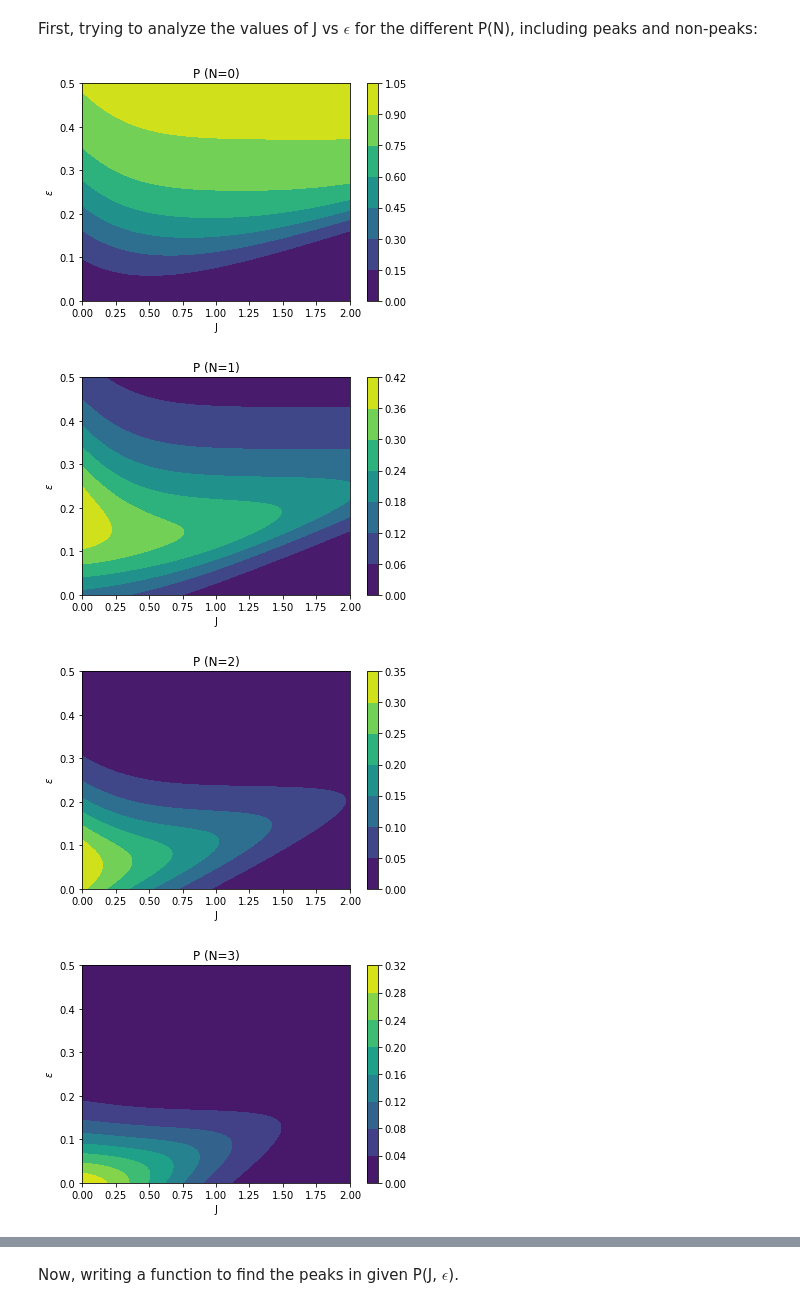
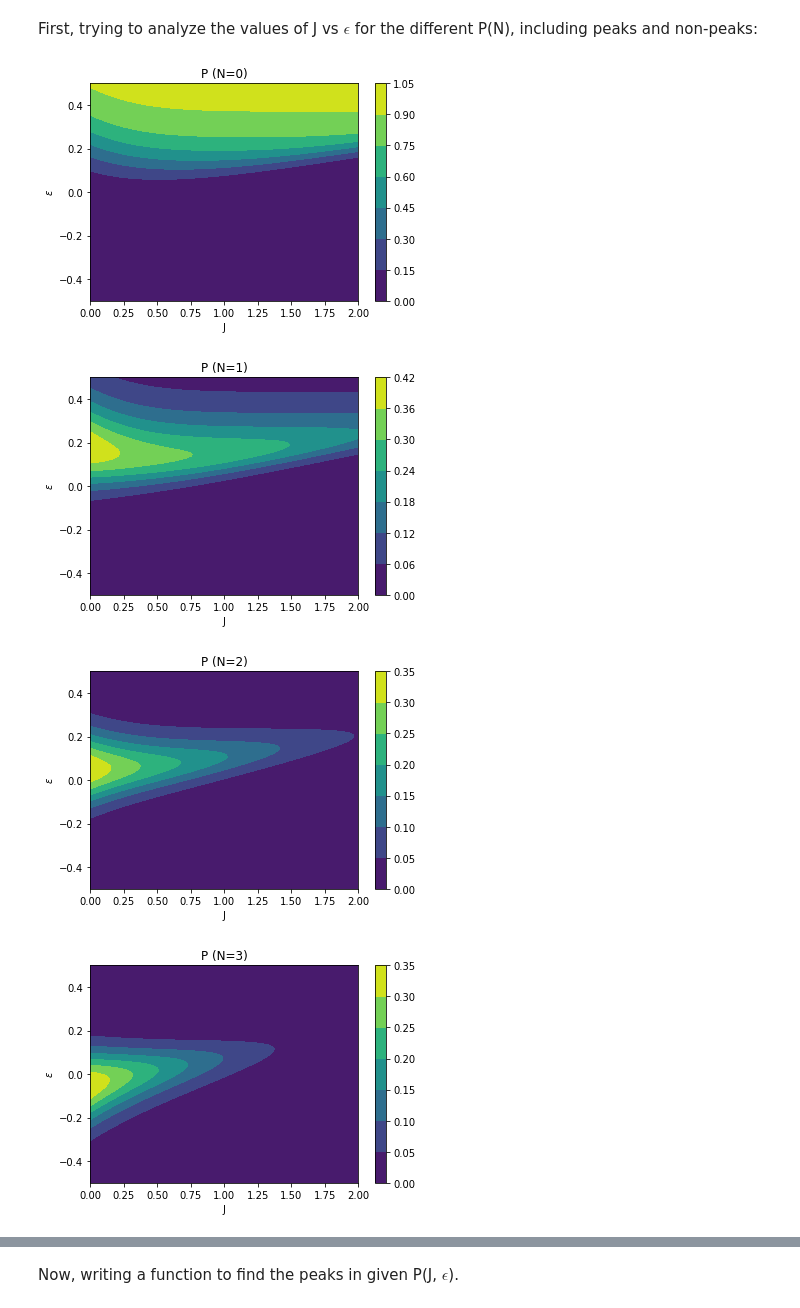
Before and after one commit to martagonzalvo/che164, a Jupyter notebook: 164Project.ipynb, the cells around one changed output, grey strips where cells are left out. Drawn from its saved outputs; the diff is of its cells as text; code cells hidden in the pictures.

```diff
--- a/164Project.ipynb
+++ b/164Project.ipynb
@@ -341,22 +339,22 @@ plt.ylabel('P(N)');
 First, trying to analyze the values of J vs $\epsilon$ for the different P(N), including peaks and non-peaks:
 # %%
 J_part3 = np.linspace(0, 2, 100) # my previous limits: (-1, 2)
-eps_part3 = np.linspace(0, 0.5, 100) # my previous limits: (-1, 5)
+eps_part3 = np.linspace(-0.5, 0.5, 100) # my previous limits: (-1, 5)
 
 J_mesh, ep_mesh = np.meshgrid(J_part3, eps_part3)
 
 
 for N in macrostates:
 
     P = probability_macrostate(ep_mesh, J_mesh, N)
     plt.figure()
     plt.contourf(J_mesh, ep_mesh, P)
     plt.title('P (N={})'.format(N))
     plt.xlabel('J')
     plt.ylabel('$\epsilon$')
     plt.colorbar()
 # %% [output]
-[figure, old version]
+[figure, new version]
-[figure, old version]
+[figure, new version]
-[figure, old version]
+[figure, new version]
-[figure, old version]
+[figure, new version]
```
Also changed, not shown: parts of 14 cells of this notebook.
